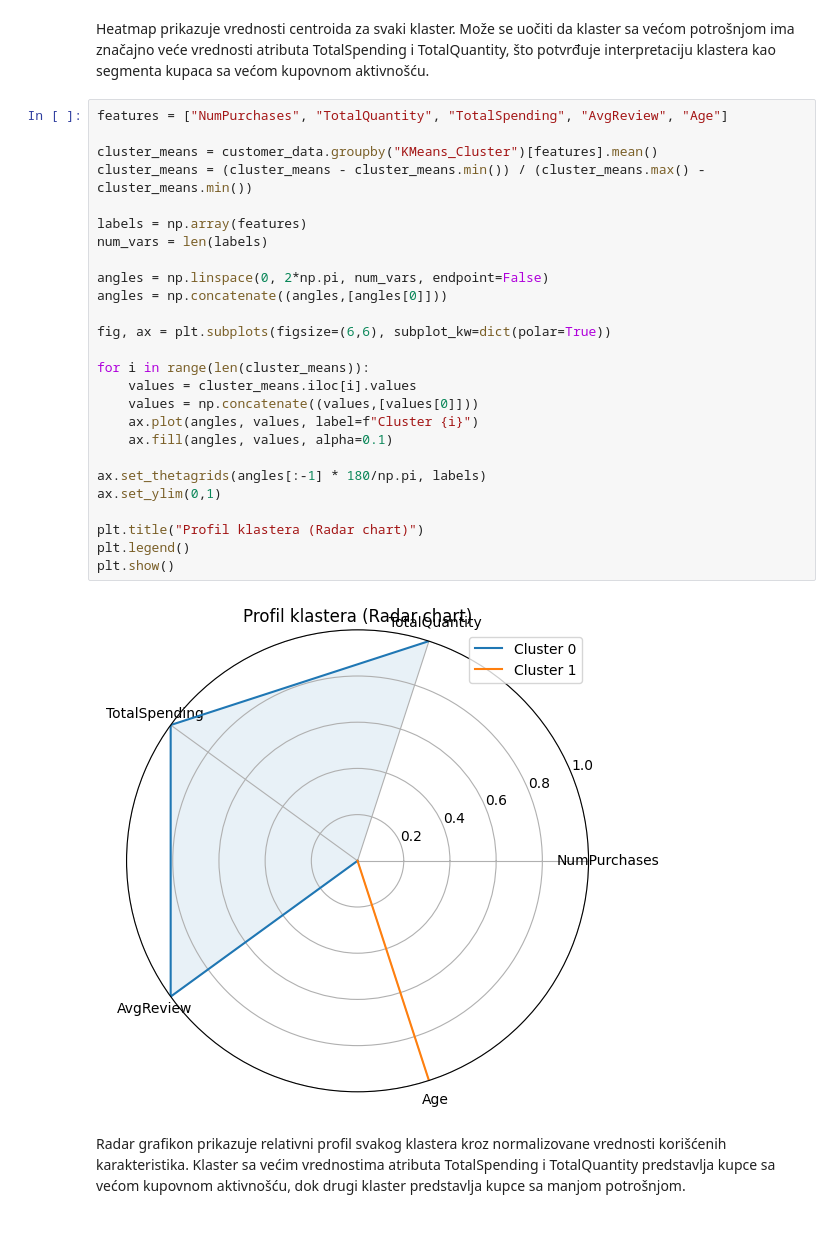
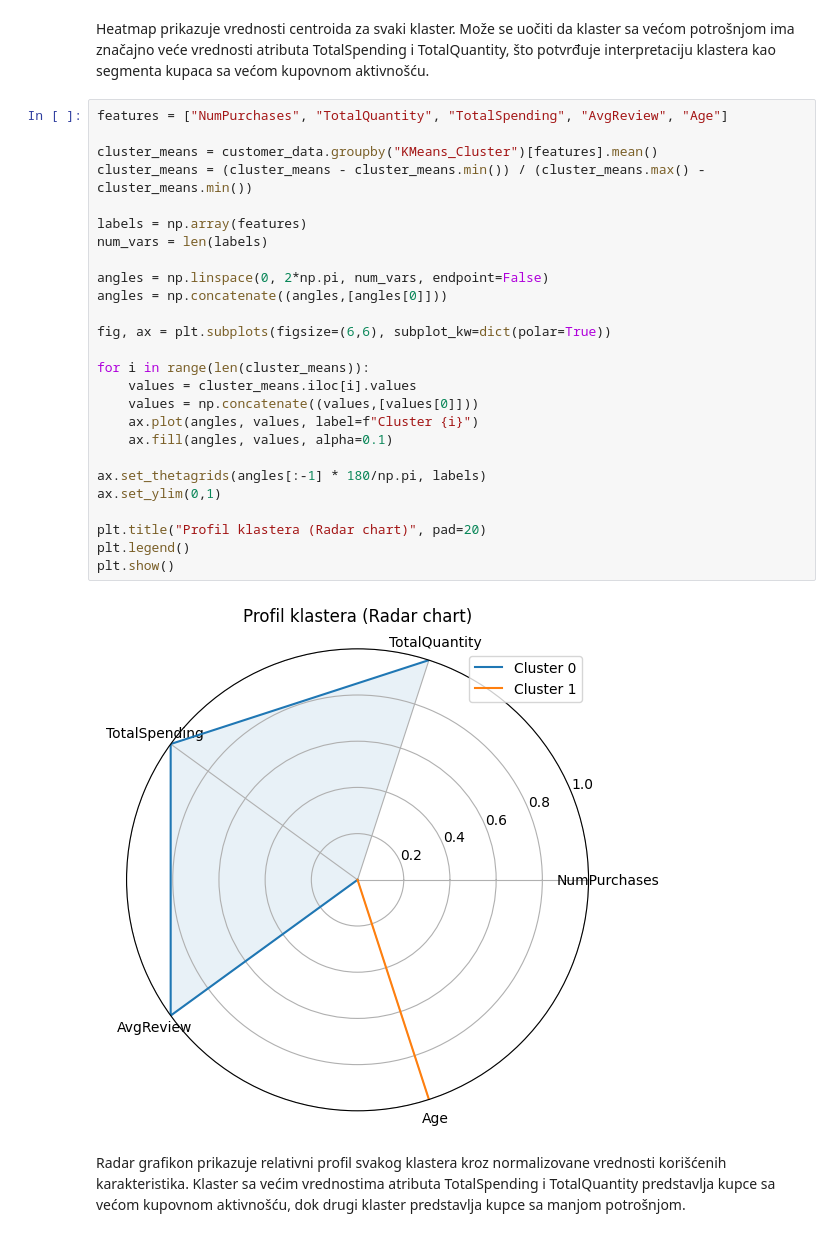
Before and after one commit to MarijaVidovic/MasinkoUcenjeDrugiProjekt, a Jupyter notebook: Online Retail & E-Commerce Dataset.ipynb, the cells around one changed output. Cells and saved outputs as stored; diff of their text form.

```diff
--- a/Online Retail & E-Commerce Dataset.ipynb
+++ b/Online Retail & E-Commerce Dataset.ipynb
@@ -944,31 +944,31 @@ Heatmap prikazuje vrednosti centroida za svaki klaster. Može se uočiti da klas
 # %%
 features = ["NumPurchases", "TotalQuantity", "TotalSpending", "AvgReview", "Age"]
 
 cluster_means = customer_data.groupby("KMeans_Cluster")[features].mean()
 cluster_means = (cluster_means - cluster_means.min()) / (cluster_means.max() - cluster_means.min())
 
 labels = np.array(features)
 num_vars = len(labels)
 
 angles = np.linspace(0, 2*np.pi, num_vars, endpoint=False)
 angles = np.concatenate((angles,[angles[0]]))
 
 fig, ax = plt.subplots(figsize=(6,6), subplot_kw=dict(polar=True))
 
 for i in range(len(cluster_means)):
     values = cluster_means.iloc[i].values
     values = np.concatenate((values,[values[0]]))
     ax.plot(angles, values, label=f"Cluster {i}")
     ax.fill(angles, values, alpha=0.1)
 
 ax.set_thetagrids(angles[:-1] * 180/np.pi, labels)
 ax.set_ylim(0,1)
 
-plt.title("Profil klastera (Radar chart)")
+plt.title("Profil klastera (Radar chart)", pad=20)
 plt.legend()
 plt.show()
 # %% [output]
-[figure, old version]
+[figure, new version]
 # %% [markdown]
 Radar grafikon prikazuje relativni profil svakog klastera kroz normalizovane vrednosti korišćenih karakteristika. Klaster sa većim vrednostima atributa TotalSpending i TotalQuantity predstavlja kupce sa većom kupovnom aktivnošću, dok drugi klaster predstavlja kupce sa manjom potrošnjom.
 # %% [markdown]
```
